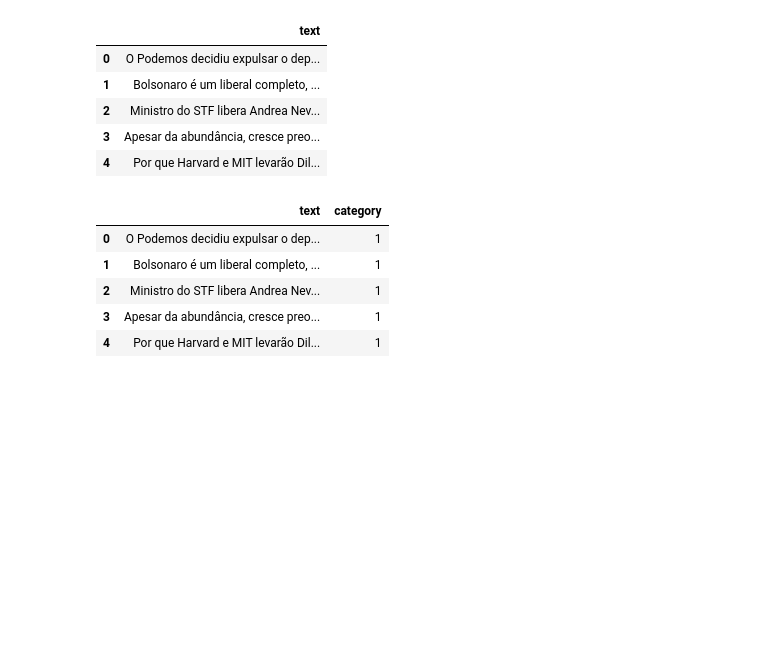
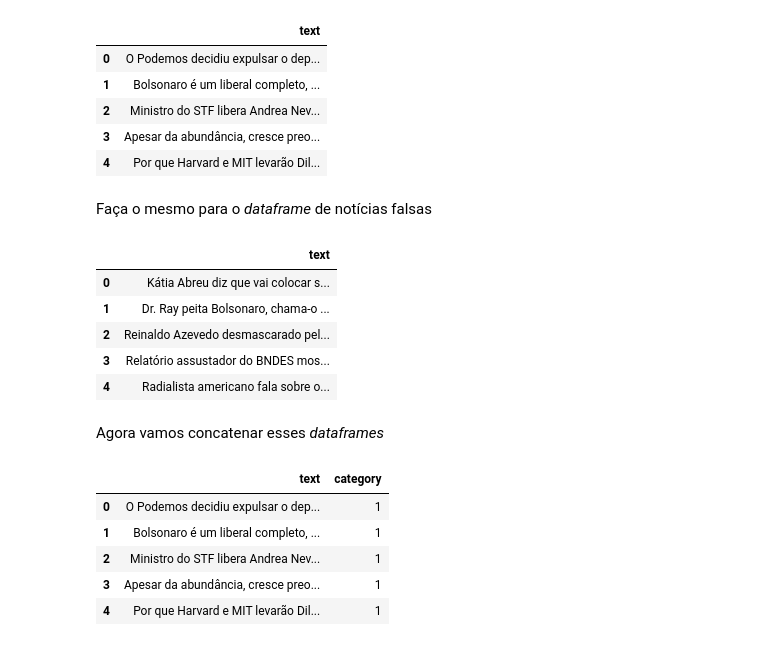
Before and after one commit to vitorhi/Workshop_bigdata, a Jupyter notebook: Detector_Fake_News.ipynb, the cells around one changed output. Saved outputs shown, nothing was run; the diff lists cells and outputs as text; code cells hidden in the pictures; blank space fills up the shorter version.

```diff
--- a/Detector_Fake_News.ipynb
+++ b/Detector_Fake_News.ipynb
@@ -64,6 +81,19 @@ true.head()
 | 2 | Ministro do STF libera Andrea Nev... |
 | 3 | Apesar da abundância, cresce preo... |
 | 4 | Por que Harvard e MIT levarão Dil... |
+# %% [markdown]
+Faça o mesmo para o *dataframe* de notícias falsas
+# %%
+fake.head()
+# %% [output]
+|  | text |
+| 0 | Kátia Abreu diz que vai colocar s... |
+| 1 | Dr. Ray peita Bolsonaro, chama-o ... |
+| 2 | Reinaldo Azevedo desmascarado pel... |
+| 3 | Relatório assustador do BNDES mos... |
+| 4 | Radialista americano fala sobre o... |
+# %% [markdown]
+Agora vamos concatenar esses *dataframes*
 # %%
 true['category'] = 1
 fake['category'] = 0
```
Also changed, not shown: parts of 20 cells of this notebook, 1 other file.
